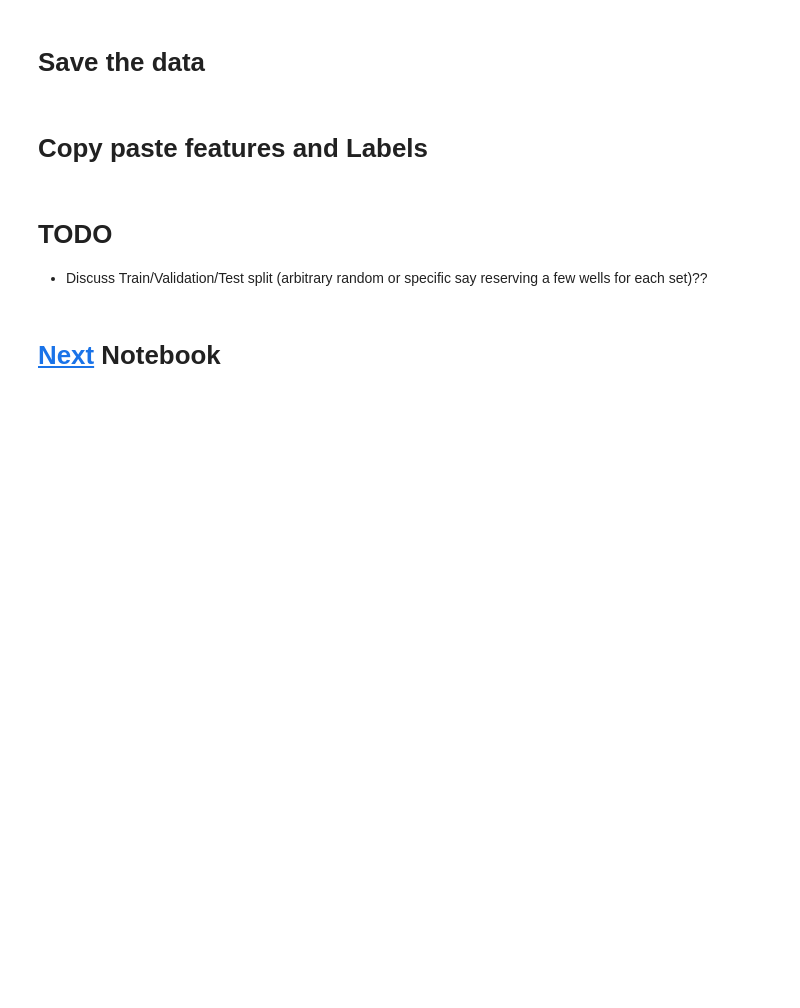
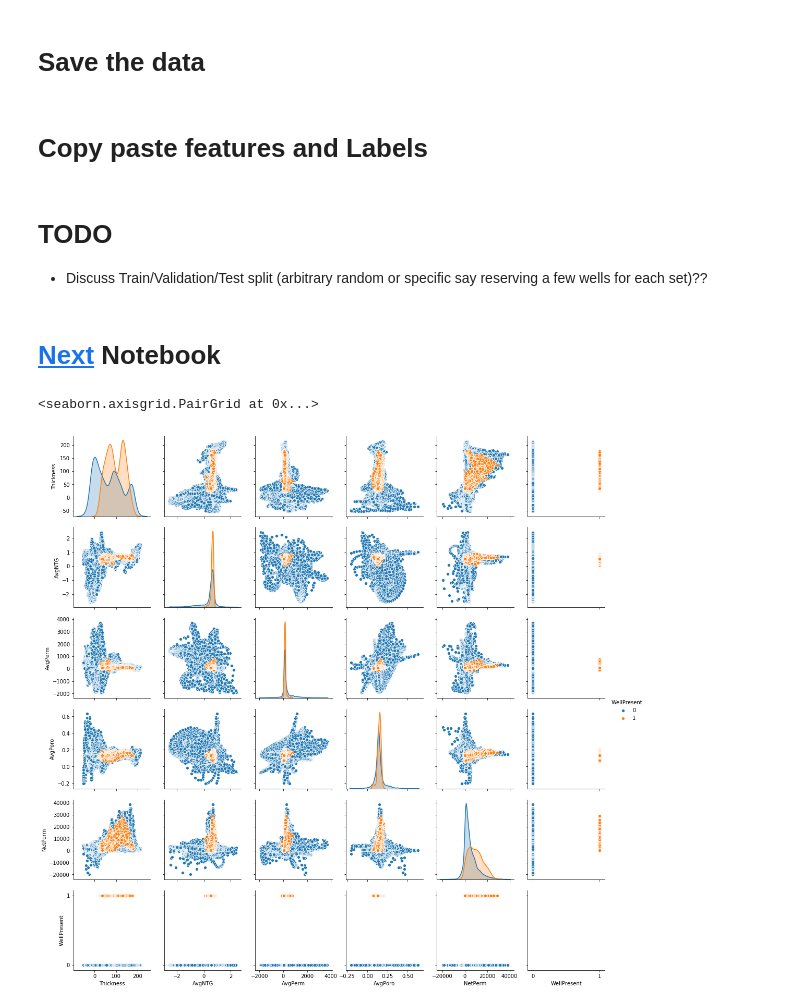
Before and after one commit to Nozziel/OGA2018_SweetSpotPrediction, a Jupyter notebook: Notebooks/01 Data Preperation.ipynb, the cells around one changed output. Cells and saved outputs as stored; diff of their text form; code cells hidden in the pictures; blank space fills up the shorter version.

```diff
--- a/Notebooks/01 Data Preperation.ipynb
+++ b/Notebooks/01 Data Preperation.ipynb
@@ -77,8 +79,8 @@ df_reg.to_csv('RegressionData.csv')
 # Copy paste features and Labels
 # %%
 features = [
-    'XPos', # propbably dont want these as features
-    'YPos', # propbably dont want these as features
+    #'XPos', # propbably dont want these as features
+    #'YPos', # propbably dont want these as features
     'Thickness',
     'AvgNTG',
     'AvgPerm',
@@ -94,3 +96,12 @@ label_reg = 'WellProbability'
 * Discuss Train/Validation/Test split (arbitrary random or specific say reserving a few wells for each set)??
 # %% [markdown]
 # <a href="02 Base Model.ipynb">Next</a> Notebook
+# %%
+df_cls['WellPresent'] = np.where(df_cls['WellProbability']>0.20, '1', '0')
+df_cls.dropna(inplace=True)
+
+features.append('WellPresent')
+sns.pairplot(df_cls[features], hue='WellPresent' )
+# %% [output]
+<seaborn.axisgrid.PairGrid at 0x...>
+[figure, added]
```
Also changed, not shown: parts of 2 cells of this notebook, 2 other files.
